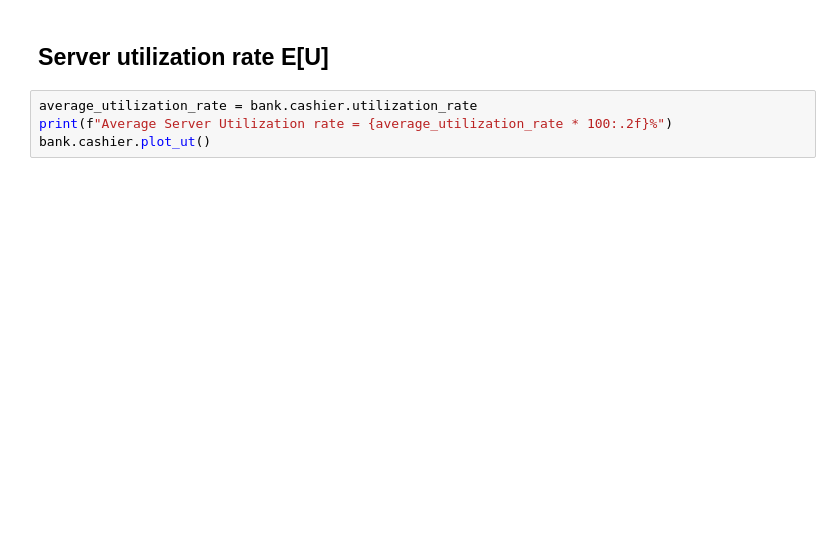
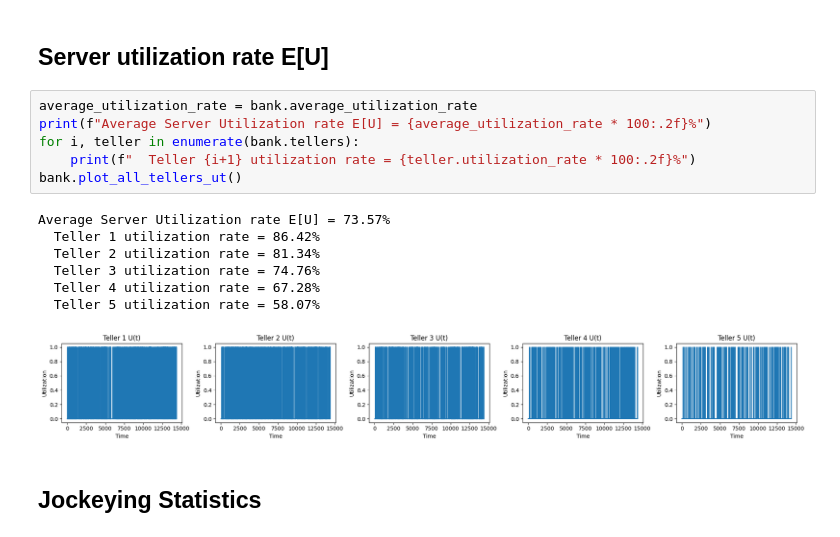
Before and after one commit to MarinCervinschi/ReinforcementLearningCourse, a Jupyter notebook: simulation/bank_jockeying.ipynb, the cells around one changed output. Saved outputs shown, nothing was run; the diff lists cells and outputs as text; blank space fills up the shorter version.

```diff
--- a/simulation/bank_jockeying.ipynb
+++ b/simulation/bank_jockeying.ipynb
@@ -323,6 +480,18 @@ bank.cashier.plot_qt()
 # %% [markdown]
 ## Server utilization rate E[U]
 # %%
-average_utilization_rate = bank.cashier.utilization_rate
-print(f"Average Server Utilization rate = {average_utilization_rate * 100:.2f}%")
-bank.cashier.plot_ut()
+average_utilization_rate = bank.average_utilization_rate
+print(f"Average Server Utilization rate E[U] = {average_utilization_rate * 100:.2f}%")
+for i, teller in enumerate(bank.tellers):
+    print(f"  Teller {i+1} utilization rate = {teller.utilization_rate * 100:.2f}%")
+bank.plot_all_tellers_ut()
+# %% [output]
+Average Server Utilization rate E[U] = 73.57%
+  Teller 1 utilization rate = 86.42%
+  Teller 2 utilization rate = 81.34%
+  Teller 3 utilization rate = 74.76%
+  Teller 4 utilization rate = 67.28%
+  Teller 5 utilization rate = 58.07%
+[figure, added]
+# %% [markdown]
+## Jockeying Statistics
```
Also changed, not shown: parts of 14 cells of this notebook, 3 other files.
